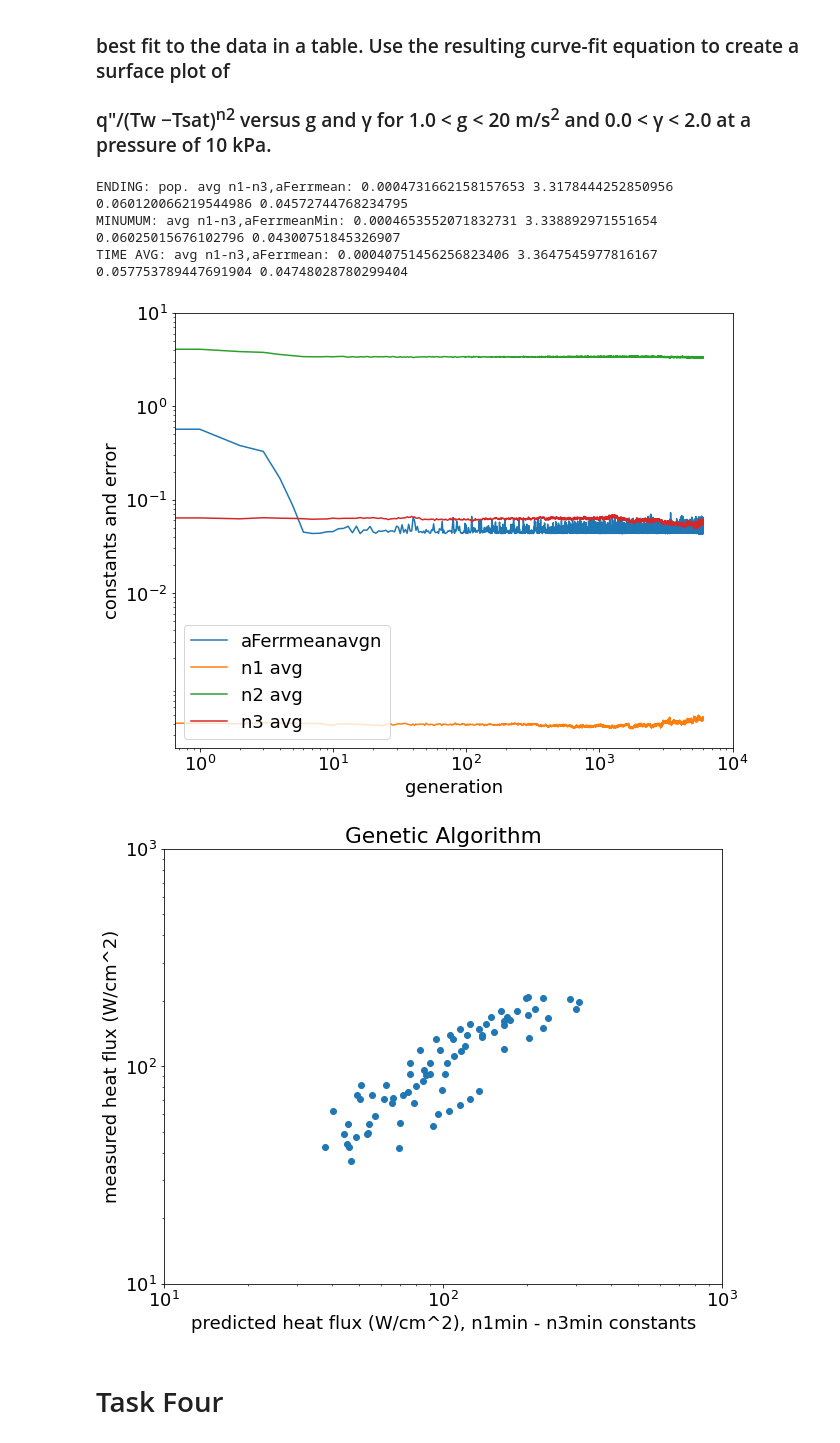
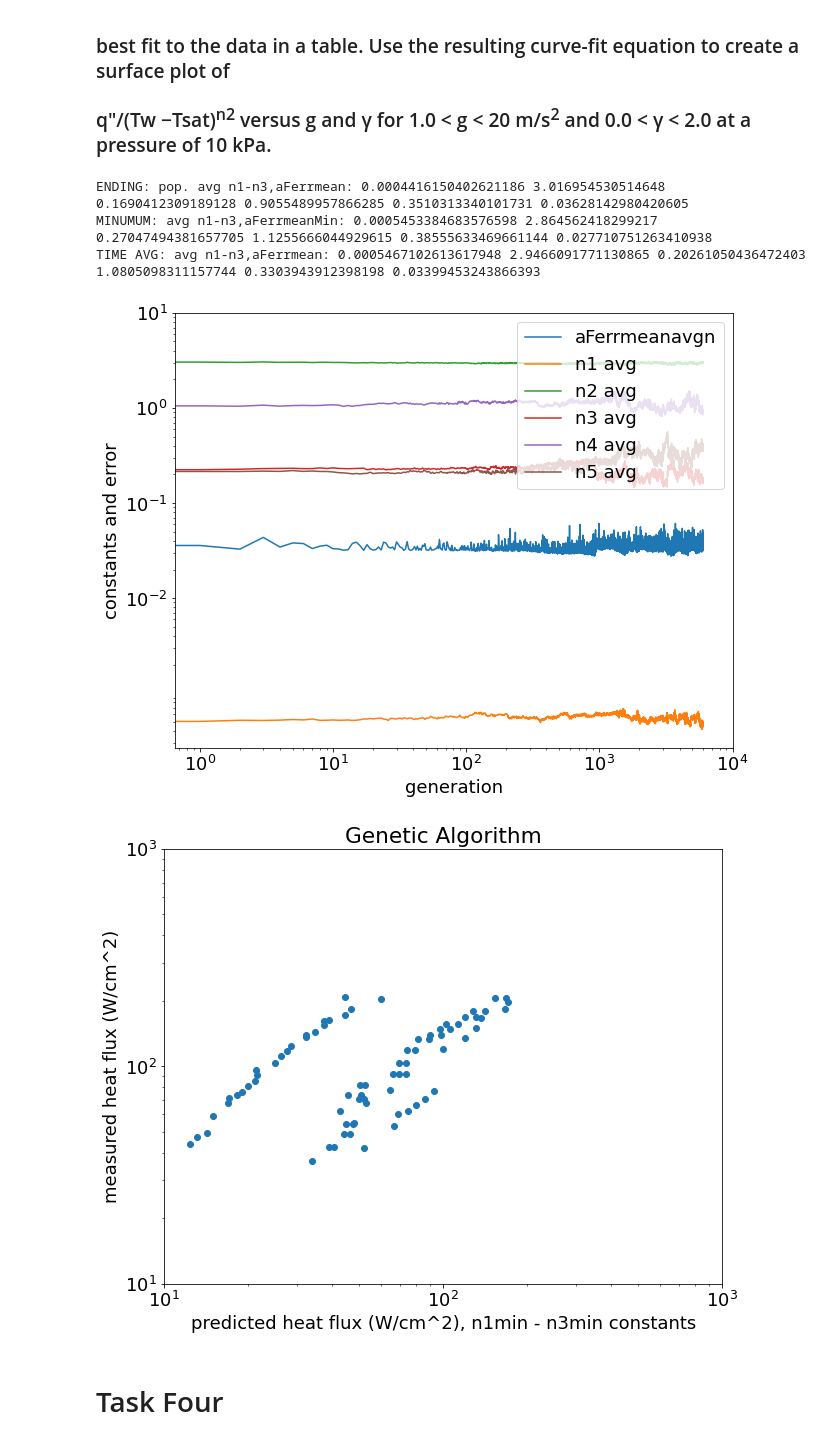
Before and after one commit to joshuaaduarte/Gravitational-Boiling-Machine-Learning, a Jupyter notebook: projectOne.ipynb, the cells around one changed output. Drawn from its saved outputs; the diff is of its cells as text; code cells hidden in the pictures.

Commit message:
Updated task three to inlude all required edits to have the 5 initial guesses reach an aFerrmeanavgn less than 0.03. Still needs possible changes and discussion regarding results.

```diff
--- a/projectOne.ipynb
+++ b/projectOne.ipynb
@@ -2864,12 +2864,14 @@ for k in range(NGEN-1):
     n5avg.append(0.0)
 
 '''guesses for initial solution population'''
+'''Edited for Task Three'''
 n0i = -1.0
-n1i = 0.00027
-n2i = 4.0
-n3i = 0.063
-n4i = 1.215
-n5i = 0.145
+n1i = 0.000476
+n2i = 3.028
+n3i = 0.2249
+n4i = 1.054
+n5i = 0.217
+
 #- initialize arrays before start of evolution loop EL
 #then - create array of DNA strands n[i] and ntemp[i] with dimesnion NS = 5
 #i initialize array where rows are dna vectors [n0i,n1i,...n5i] with random pertubations
@@ -2944,7 +2946,8 @@ for k in range(NGEN):
     for i in range(ND):
 
         Ferr[i] = n[i][0]*lydata[i][0] + math.log(n[i][1]) + n[i][2]*lydata[i][1]
-        Ferr[i] = Ferr[i] + n[i][3]*math.log( ydata[i][2] )
+        Ferr[i] = Ferr[i] + n[i][3]*math.log( ydata[i][2] + n[i][4]*9.8*ydata[i][3]) # edited
+        Ferr[i] = Ferr[i] + n[i][5]*math.log(ydata[i][4]) # edited
 
         aFerr[i] = abs(Ferr[i])/abs(lydata[i][0]) #- absolute fractional error
     #-------------
@@ -3045,7 +3048,8 @@ for k in range(NGEN):
     '''Edit for Task 3'''
     for i in range(ND):
         Ferravgn[i] = -1.*lydata[i][0] + math.log(n1avg[k]) + n2avg[k]*lydata[i][1]
-        Ferravgn[i] = Ferravgn[i] + n3avg[k]*math.log( ydata[i][2] )
+        Ferravgn[i] = Ferravgn[i] + n3avg[k]*math.log( ydata[i][2] + n4avg[k]*9.8*ydata[i][3]) #edited
+        Ferravgn[i] = Ferravgn[i] + n5avg[k]*math.log(ydata[i][4]) #edited
 
         #aFerravgn[i] = abs(Ferr[i])/abs(lydata[i][0])
         aFerravgn[i] = abs(Ferravgn[i])/abs(lydata[i][0])
@@ -3084,9 +3088,9 @@ for k in range(NGEN):
 # ------------------------------------------------------------------
 #final print and plot of results
 # ------------------------------------------------------------------
-print('ENDING: pop. avg n1-n3,aFerrmean:', n1avg[k], n2avg[k], n3avg[k], aFerrmeanavgn[k])
-print('MINUMUM: avg n1-n3,aFerrmeanMin:', n1min, n2min, n3min, aFerrmeanavgnMin)
-print('TIME AVG: avg n1-n3,aFerrmean:', n1ta, n2ta, n3ta, aFerrta)
+print('ENDING: pop. avg n1-n3,aFerrmean:', n1avg[k], n2avg[k], n3avg[k], n4avg[k], n5avg[k], aFerrmeanavgn[k])
+print('MINUMUM: avg n1-n3,aFerrmeanMin:', n1min, n2min, n3min, n4min, n5min, aFerrmeanavgnMin)
+print('TIME AVG: avg n1-n3,aFerrmean:', n1ta, n2ta, n3ta, n4ta, n5ta, aFerrta)
 
 #SETTING UP PLOTS
 
@@ -3099,9 +3103,9 @@ for i in range(ND-1):
     qpppred.append([0.0])
     qppdata.append([0.0])
 #calculate predicted and data values to plot
-'''Edit for Task 3'''
+'''edit for Task 3'''
 for i in range(ND):
-    qpppred[i] = n1min*(ydata[i][1]**n2min) * ((ydata[i][2])**n3min)
+    qpppred[i] = n1min*(ydata[i][1]**n2min) * ((ydata[i][2]+n1min*9.8*ydata[i][3])**n3min) * ((ydata[i][4])**n5min)
     qppdata[i] = ydata[i][0]
 
 #========
@@ -3111,42 +3115,42 @@ for i in range(ND):
 # plotting the points
 plt.rcParams.update({'font.size': 18})
 # aFerrmeanavgn[k] is the mean of the Ferravgn[i] for the population of organisms/solutions
 # computed using the mean n values
 plt.plot(gen, aFerrmeanavgn)
 plt.plot(gen, n1avg)
 plt.plot(gen, n2avg)
 plt.plot(gen, n3avg)
-plt.legend(['aFerrmeanavgn', 'n1 avg', 'n2 avg', 'n3 avg'], loc='lower left')
-#plt.plot(gen, n4avg)
-#plt.plot(gen, n5avg)
-#plt.legend(['aFerrmeanavgn', 'n1 avg', 'n2 avg', 'n3 avg', 'n4 avg', 'n5 avg'], loc='upper right')
+# plt.legend(['aFerrmeanavgn', 'n1 avg', 'n2 avg', 'n3 avg'], loc='lower left')
+plt.plot(gen, n4avg)
+plt.plot(gen, n5avg)
+plt.legend(['aFerrmeanavgn', 'n1 avg', 'n2 avg', 'n3 avg', 'n4 avg', 'n5 avg'], loc='upper right')
 
 # naming the x axis
 plt.xlabel('generation')
 # naming the y axis
 plt.ylabel('constants and error')
 plt.loglog()
 plt.yticks([0.01,0.1,1.0,10])
 plt.xticks([1,10,100,1000,10000])
 plt.show()
 
 # data vs. predicted heat flux plot
 plt.scatter(qpppred, qppdata)
 plt.title('Genetic Algorithm')
 plt.xlabel('predicted heat flux (W/cm^2), n1min - n3min constants')
 plt.ylabel('measured heat flux (W/cm^2)')
 plt.loglog()
 plt.xlim(xmax = 1000, xmin = 10)
 plt.ylim(ymax = 1000, ymin = 10)
 plt.show()
 
 # end CodeP1.2F22
 # %% [output]
-ENDING: pop. avg n1-n3,aFerrmean: 0.0004731662158157653 3.3178444252850956 0.060120066219544986 0.04572744768234795
-MINUMUM: avg n1-n3,aFerrmeanMin: 0.0004653552071832731 3.338892971551654 0.06025015676102796 0.04300751845326907
-TIME AVG: avg n1-n3,aFerrmean: 0.00040751456256823406 3.3647545977816167 0.057753789447691904 0.04748028780299404
+ENDING: pop. avg n1-n3,aFerrmean: 0.0004416150402621186 3.016954530514648 0.1690412309189128 0.9055489957866285 0.3510313340101731 0.03628142980420605
+MINUMUM: avg n1-n3,aFerrmeanMin: 0.0005453384683576598 2.864562418299217 0.27047494381657705 1.1255666044929615 0.38555633469661144 0.027710751263410938
+TIME AVG: avg n1-n3,aFerrmean: 0.0005467102613617948 2.9466091771130865 0.20261050436472403 1.0805098311157744 0.3303943912398198 0.03399453243866393
-[figure, old version]
+[figure, new version]
-[figure, old version]
+[figure, new version]
 # %% [markdown]
 # Task Four
 # %% [markdown]
```
